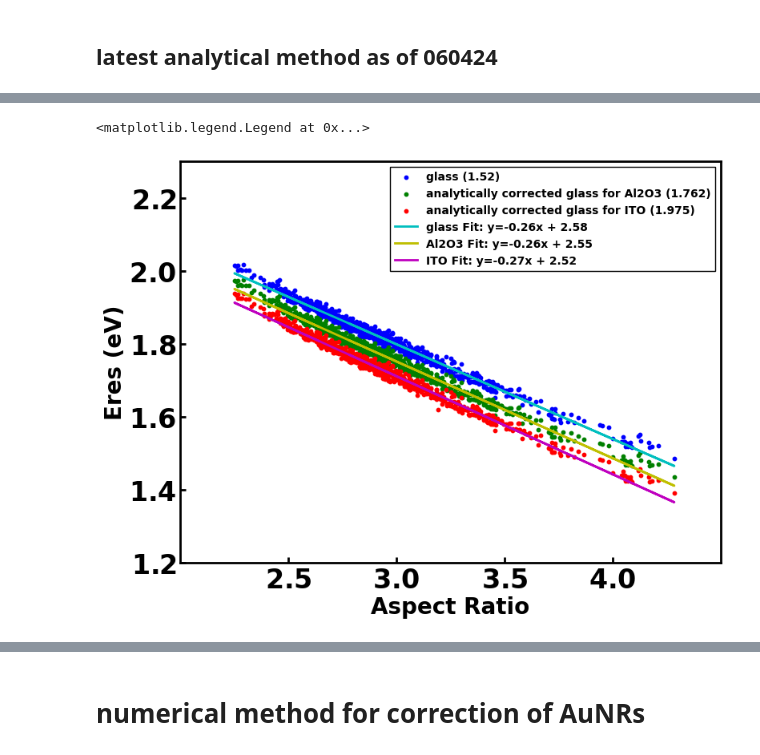
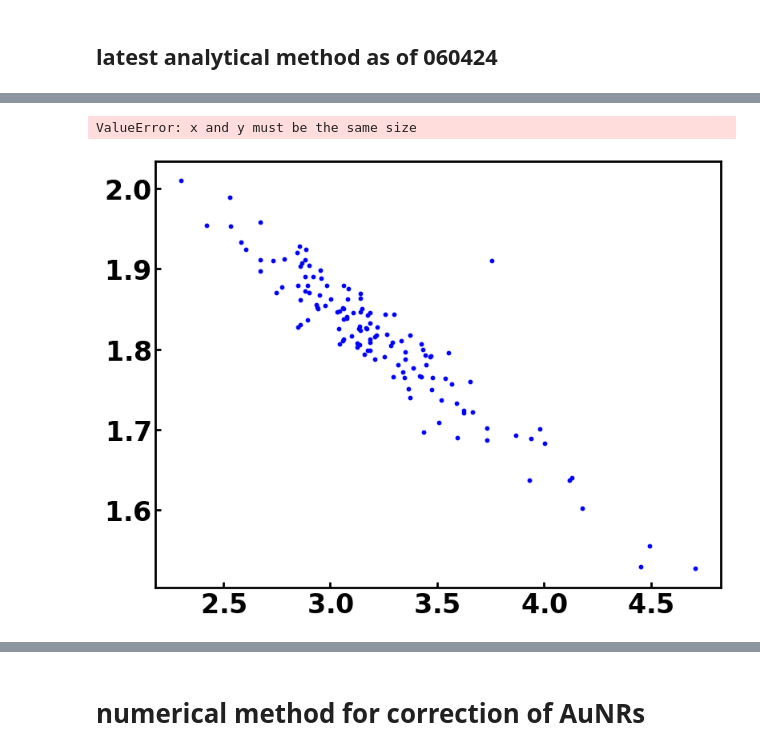
Before and after one commit to SWAN88/AuNR_DA, a Jupyter notebook: 060424_ana_num_comparison.ipynb, the cells around one changed output, grey strips where cells are left out. Saved outputs shown, nothing was run; the diff lists cells and outputs as text; code cells hidden in the pictures.

```diff
--- a/060424_ana_num_comparison.ipynb
+++ b/060424_ana_num_comparison.ipynb
@@ -31,16 +34,16 @@ plt.style.use(Path(style_p, 'my_rc_setting.mplstyle'))
 # %% [markdown]
 ## upload dataset
 # %%
-# p = Path("C:/Users/katsuya2/OneDrive - University of Illinois - Urbana/Documents/Python Scripts/input_data/SPP2023")
-
-p = Path("/Users/katsuyashiratori/Documents/GitHub/AuNR_DA/datasets")
+p = Path("C:/Users/katsuya2/OneDrive - University of Illinois - Urbana/Documents/Python Scripts/input_data/SPP2023")
+# p = Path("/Users/katsuyashiratori/Documents/GitHub/AuNR_DA/datasets")
 
 # all glass data
 glass_data = pd.read_csv(Path(p, '090723_glass_training.csv'))
 glass_data['ratio'] = glass_data['length'] / glass_data['width']
-# glass_data = glass_data.drop(['corrcoef'], axis=1)
-glass_data = glass_data.drop(['R2'], axis=1)
-glass_data['volume'] = np.pi*(glass_data['width']**2)*glass_data['length']/4 - np.pi*(glass_data['width']**3)/12
+glass_data = glass_data.drop(['corrcoef'], axis=1)
+# glass_data = glass_data.drop(['R2'], axis=1)
+# glass_data['volume'] = np.pi*(glass_data['width']**2)*glass_data['length']/4 - np.pi*(glass_data['width']**3)/12
+glass_data['volume'] = np.pi*(glass_data['width']**2)*(glass_data['length']-glass_data['width'])/4 - np.pi*(glass_data['width']**3)/6
 
 # all ITO data
 ito_data = pd.read_csv(Path(p, '111623_ito_training.csv'))
@@ -112,4 +211,3 @@ def analytical_method(glass_data, target_n):
 # %%
-F_Al2O3 = analytical_method(glass_data, target_n=1.762)
-F_ITO = analytical_method(glass_data, target_n=1.975)
-# F_TiO2 = analytical_method(glass_data, target_n=2.358)
+F_Al2O3 = analytical_method3(glass_data, target_n=1.762)
+F_ITO = analytical_method3(glass_data, target_n=1.975)
@@ -116,31 +232,53 @@ F_ITO = analytical_method(glass_data, target_n=1.975)
 # %%
+# # Eres vs AR ITO and glass
+# plt.scatter(glass_data['ratio'], glass_data['eres'], s=10, c='b', label='glass (1.52)')
+# plt.scatter(glass_data['ratio'], glass_data['eres']*F_Al2O3, c='g', s=10, label='analytically corrected glass for Al2O3 (1.762)')
+# plt.scatter(glass_data['ratio'], glass_data['eres']*F_ITO, s=10, c='r', label='analytically corrected glass for ITO (1.975)')
+
+# # Perform linear regression
+# model_glass = LinearRegression()
+# model_glass.fit(glass_data['ratio'].values.reshape(-1, 1), glass_data['eres'])
+# slope_glass, intercept_glass = model_glass.coef_[0], model_glass.intercept_
+# plt.plot(glass_data['ratio'], slope_glass * glass_data['ratio'] + intercept_glass, c='c', lw=2, label=f'glass Fit: y={slope_glass:.2f}x + {intercept_glass:.2f}')
+
+# model_Al2O3 = LinearRegression()
+# model_Al2O3.fit(glass_data['ratio'].values.reshape(-1, 1), glass_data['eres']*F_Al2O3)
+# slope_Al2O3, intercept_Al2O3 = model_Al2O3.coef_[0], model_Al2O3.intercept_
+# plt.plot(glass_data['ratio'], slope_Al2O3 * glass_data['ratio'] + intercept_Al2O3, c='y', lw=2, label=f'Al2O3 Fit: y={slope_Al2O3:.2f}x + {intercept_Al2O3:.2f}')
+
+# model_ITO = LinearRegression()
+# model_ITO.fit(glass_data['ratio'].values.reshape(-1, 1), glass_data['eres']*F_ITO)
+# slope_ITO, intercept_ITO = model_ITO.coef_[0], model_ITO.intercept_
+# plt.plot(glass_data['ratio'], slope_ITO * glass_data['ratio'] + intercept_ITO, c='m', lw=2, label=f'ITO Fit: y={slope_ITO:.2f}x + {intercept_ITO:.2f}')
+
 # Eres vs AR ITO and glass
-plt.scatter(glass_data['ratio'], glass_data['eres'], s=10, c='b', label='glass (1.52)')
-plt.scatter(glass_data['ratio'], glass_data['eres']*F_Al2O3, c='g', s=10, label='analytically corrected glass for Al2O3 (1.762)')
-plt.scatter(glass_data['ratio'], glass_data['eres']*F_ITO, s=10, c='r', label='analytically corrected glass for ITO (1.975)')
+plt.scatter(exp_glass_data['ratio'], exp_glass_data['eres'], s=10, c='b', label='glass (1.52)')
+plt.scatter(exp_glass_data['ratio'], exp_glass_data['eres']*F_Al2O3, c='g', s=10, label='analytically corrected glass for Al2O3 (1.762)')
+plt.scatter(exp_glass_data['ratio'], exp_glass_data['eres']*F_ITO, s=10, c='r', label='analytically corrected glass for ITO (1.975)')
 
 # Perform linear regression
 model_glass = LinearRegression()
-model_glass.fit(glass_data['ratio'].values.reshape(-1, 1), glass_data['eres'])
+model_glass.fit(exp_glass_data['ratio'].values.reshape(-1, 1), exp_glass_data['eres'])
 slope_glass, intercept_glass = model_glass.coef_[0], model_glass.intercept_
-plt.plot(glass_data['ratio'], slope_glass * glass_data['ratio'] + intercept_glass, c='c', lw=2, label=f'glass Fit: y={slope_glass:.2f}x + {intercept_glass:.2f}')
+plt.plot(exp_glass_data['ratio'], slope_glass * exp_glass_data['ratio'] + intercept_glass, c='c', lw=2, label=f'glass Fit: y={slope_glass:.2f}x + {intercept_glass:.2f}')
 
 model_Al2O3 = LinearRegression()
-model_Al2O3.fit(glass_data['ratio'].values.reshape(-1, 1), glass_data['eres']*F_Al2O3)
+model_Al2O3.fit(exp_glass_data['ratio'].values.reshape(-1, 1), exp_glass_data['eres']*F_Al2O3)
 slope_Al2O3, intercept_Al2O3 = model_Al2O3.coef_[0], model_Al2O3.intercept_
-plt.plot(glass_data['ratio'], slope_Al2O3 * glass_data['ratio'] + intercept_Al2O3, c='y', lw=2, label=f'Al2O3 Fit: y={slope_Al2O3:.2f}x + {intercept_Al2O3:.2f}')
+plt.plot(exp_glass_data['ratio'], slope_Al2O3 * exp_glass_data['ratio'] + intercept_Al2O3, c='y', lw=2, label=f'Al2O3 Fit: y={slope_Al2O3:.2f}x + {intercept_Al2O3:.2f}')
 
 model_ITO = LinearRegression()
-model_ITO.fit(glass_data['ratio'].values.reshape(-1, 1), glass_data['eres']*F_ITO)
+model_ITO.fit(exp_glass_data['ratio'].values.reshape(-1, 1), exp_glass_data['eres']*F_ITO)
 slope_ITO, intercept_ITO = model_ITO.coef_[0], model_ITO.intercept_
-plt.plot(glass_data['ratio'], slope_ITO * glass_data['ratio'] + intercept_ITO, c='m', lw=2, label=f'ITO Fit: y={slope_ITO:.2f}x + {intercept_ITO:.2f}')
+plt.plot(exp_glass_data['ratio'], slope_ITO * exp_glass_data['ratio'] + intercept_ITO, c='m', lw=2, label=f'ITO Fit: y={slope_ITO:.2f}x + {intercept_ITO:.2f}')
+
 
 plt.xlabel('Aspect Ratio')
 plt.ylabel('Eres (eV)')
 plt.xticks([2.5, 3.0, 3.5, 4.0])
-plt.xlim(2, 4.5)
-plt.ylim(1.2, 2.3)
+# plt.xlim(2, 4.5)
+# plt.ylim(1.2, 2.3)
 plt.legend()
 # %% [output]
-<matplotlib.legend.Legend at 0x...>
+ValueError: x and y must be the same size
-[figure, old version]
+[figure, new version]
```
Also changed, not shown: parts of 9 cells of this notebook, 2 other files.
